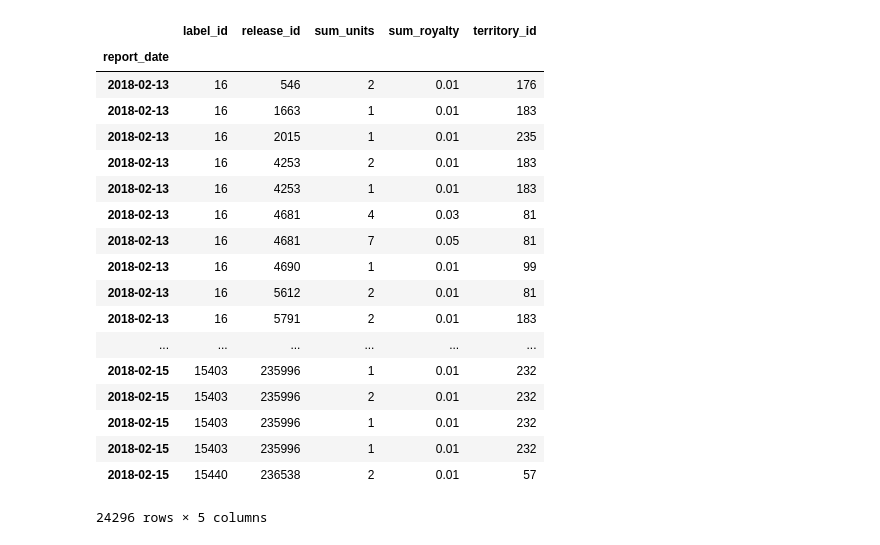
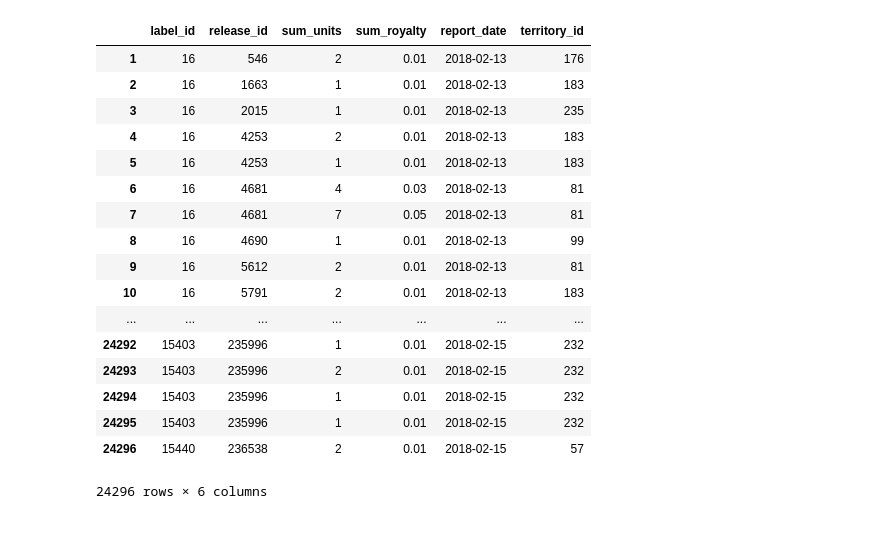
Before and after one commit to jajamoo/streaming, a Jupyter notebook: streaming.ipynb, the cells around one changed output. Cells and saved outputs as stored; diff of their text form; code cells hidden in the pictures.

```diff
--- a/streaming.ipynb
+++ b/streaming.ipynb
@@ -7,25 +7,24 @@ plt.style.use('seaborn')
 # %%
 from streaming_data.stream import get_data
 
 data = get_data()[1:]
-royalty_sum = data
+data
 # %% [output]
-|  | label_id | release_id | sum_units | sum_royalty | territory_id |
-| report_date |  |  |  |  |  |
-| 2018-02-13 | 16 | 546 | 2 | 0.01 | 176 |
-| 2018-02-13 | 16 | 1663 | 1 | 0.01 | 183 |
-| 2018-02-13 | 16 | 2015 | 1 | 0.01 | 235 |
-| 2018-02-13 | 16 | 4253 | 2 | 0.01 | 183 |
-| 2018-02-13 | 16 | 4253 | 1 | 0.01 | 183 |
-| 2018-02-13 | 16 | 4681 | 4 | 0.03 | 81 |
-| 2018-02-13 | 16 | 4681 | 7 | 0.05 | 81 |
-| 2018-02-13 | 16 | 4690 | 1 | 0.01 | 99 |
-| 2018-02-13 | 16 | 5612 | 2 | 0.01 | 81 |
-| 2018-02-13 | 16 | 5791 | 2 | 0.01 | 183 |
-| ... | ... | ... | ... | ... | ... |
-| 2018-02-15 | 15403 | 235996 | 1 | 0.01 | 232 |
-| 2018-02-15 | 15403 | 235996 | 2 | 0.01 | 232 |
-| 2018-02-15 | 15403 | 235996 | 1 | 0.01 | 232 |
-| 2018-02-15 | 15403 | 235996 | 1 | 0.01 | 232 |
-| 2018-02-15 | 15440 | 236538 | 2 | 0.01 | 57 |
+|  | label_id | release_id | sum_units | sum_royalty | report_date | territory_id |
+| 1 | 16 | 546 | 2 | 0.01 | 2018-02-13 | 176 |
+| 2 | 16 | 1663 | 1 | 0.01 | 2018-02-13 | 183 |
+| 3 | 16 | 2015 | 1 | 0.01 | 2018-02-13 | 235 |
+| 4 | 16 | 4253 | 2 | 0.01 | 2018-02-13 | 183 |
+| 5 | 16 | 4253 | 1 | 0.01 | 2018-02-13 | 183 |
+| 6 | 16 | 4681 | 4 | 0.03 | 2018-02-13 | 81 |
+| 7 | 16 | 4681 | 7 | 0.05 | 2018-02-13 | 81 |
+| 8 | 16 | 4690 | 1 | 0.01 | 2018-02-13 | 99 |
+| 9 | 16 | 5612 | 2 | 0.01 | 2018-02-13 | 81 |
+| 10 | 16 | 5791 | 2 | 0.01 | 2018-02-13 | 183 |
+| ... | ... | ... | ... | ... | ... | ... |
+| 24292 | 15403 | 235996 | 1 | 0.01 | 2018-02-15 | 232 |
+| 24293 | 15403 | 235996 | 2 | 0.01 | 2018-02-15 | 232 |
+| 24294 | 15403 | 235996 | 1 | 0.01 | 2018-02-15 | 232 |
+| 24295 | 15403 | 235996 | 1 | 0.01 | 2018-02-15 | 232 |
+| 24296 | 15440 | 236538 | 2 | 0.01 | 2018-02-15 | 57 |
-24296 rows × 5 columns
+24296 rows × 6 columns
```
Also changed, not shown: parts of 7 cells of this notebook, 1 other file.
